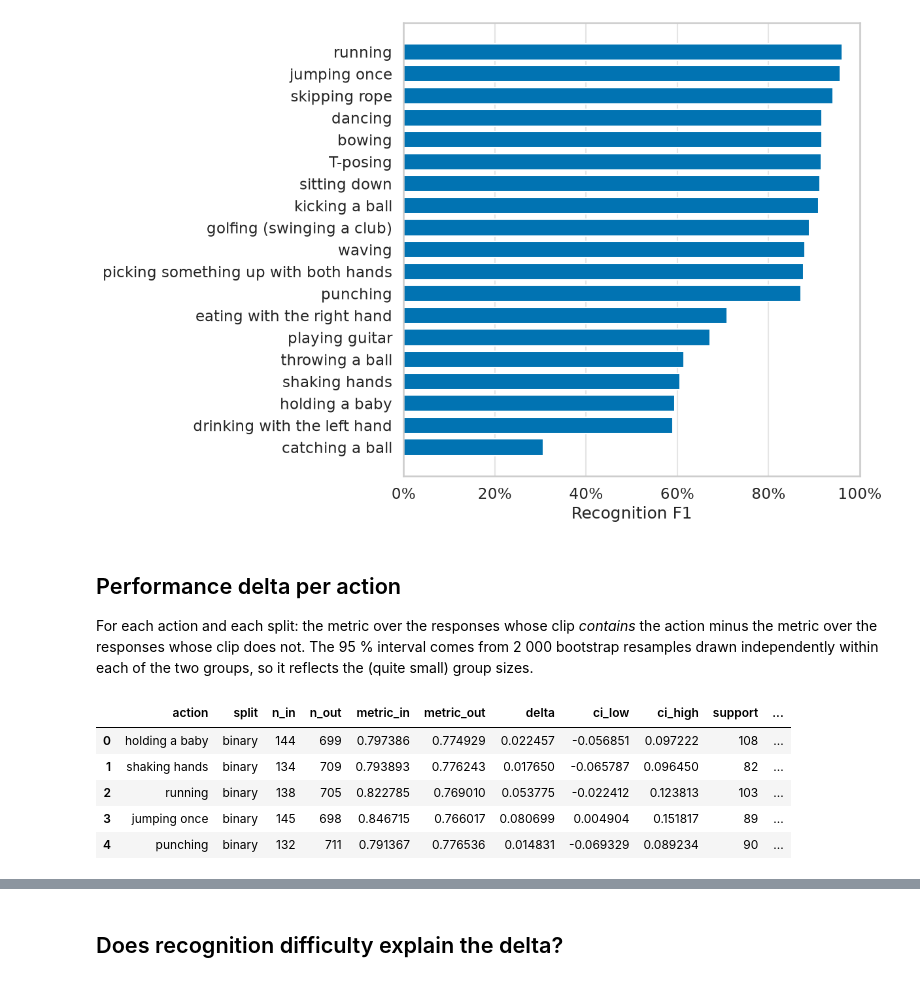
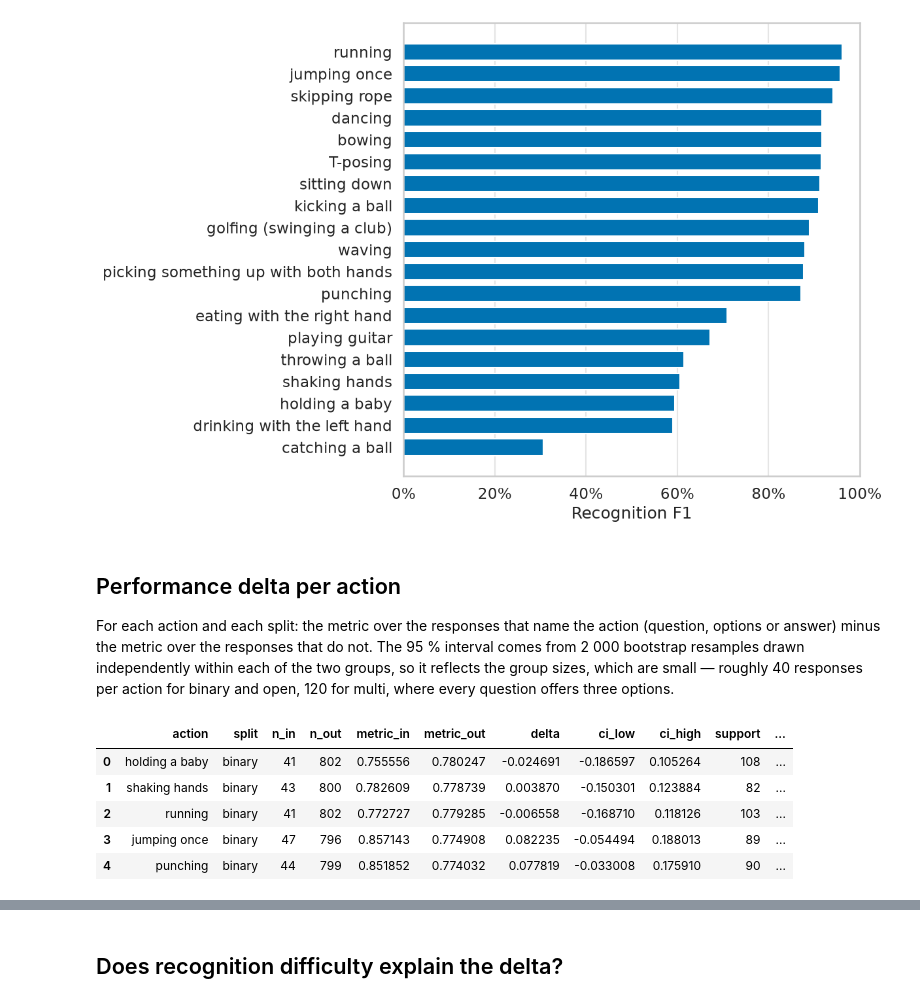
Before and after one commit to felixdivo/quants-eval, a Jupyter notebook: eval-all/action-difficulty.ipynb, the cells around one changed output, grey strips where cells are left out. Saved outputs shown, nothing was run; the diff lists cells and outputs as text; code cells hidden in the pictures.

```diff
--- a/eval-all/action-difficulty.ipynb
+++ b/eval-all/action-difficulty.ipynb
@@ -106,7 +111,28 @@ clip_actions = (
 human = test[
     (test["setting"] == "4.3") & (test["model"] == "Human") & (test["mode"] == "organic")
 ].copy()
-human["actions"] = human["sample_id"].map(clip_actions).map(frozenset)
+
+
+def option_text(options) -> str:
+    """The answer options of a question, flattened into one string ("" when there are none)."""
+    if options is None or (isinstance(options, float) and pd.isna(options)):
+        return ""
+    if isinstance(options, dict):
+        return " ".join(map(str, options.values()))
+    if isinstance(options, (list, tuple, np.ndarray)):
+        return " ".join(map(str, options))
+    return str(options)
+
+
+# Everything an action name could show up in. Lowercased, because the action names are matched
+# lowercased too -- "T-posing" would otherwise never hit.
+human["haystack"] = (
+    human["question"].astype(str)
+    + " "
+    + human["options"].map(option_text)
+    + " "
+    + human["answer_text"].astype(str)
+).str.lower()
 
 del df, test  # the full frame is ~450 MB
 
@@ -134,0 +148,9 @@ human[["sample_id", "question_id", "answer_type", "actions"]].head()
+# %%
+# Every clip really has four actions, and every action is named by at least one response
+assert clip_actions.map(len).eq(4).all()
+named = pd.Series(
+    {a: int(human["haystack"].str.contains(a.lower(), regex=False).sum()) for a in ACTIONS}
+)
+assert named.gt(0).all(), named[named == 0]
+
+human[["sample_id", "question_id", "answer_type", "haystack"]].head()
@@ -395,10 +424,11 @@ plt.show()
 # %% [markdown]
 ## Performance delta per action
 
-For each action and each split: the metric over the responses whose clip *contains* the action minus
-the metric over the responses whose clip does not. The 95 % interval comes from 2 000 bootstrap
-resamples drawn independently within each of the two groups, so it reflects the (quite small) group
-sizes.
+For each action and each split: the metric over the responses that name the action (question, options
+or answer) minus the metric over the responses that do not. The 95 % interval comes from 2 000
+bootstrap resamples drawn independently within each of the two groups, so it reflects the group
+sizes, which are small — roughly 40 responses per action for binary and open, 120 for multi, where
+every question offers three options.
 # %%
 def delta_with_ci(
     metric, inside: np.ndarray, outside: np.ndarray
@@ -417,39 +447,39 @@ def delta_with_ci(
     return delta, low, high
 
 
 records = []
 for name, split in SPLITS.items():
     metric = METRICS[name]
     for action in ACTIONS:
-        present = np.array([action in actions for actions in split["actions"]])
+        present = split["haystack"].str.contains(action.lower(), regex=False).to_numpy()
         inside = np.flatnonzero(present)
         outside = np.flatnonzero(~present)
         assert inside.size + outside.size == len(split)
 
         delta, low, high = delta_with_ci(metric, inside, outside)
         records.append(
             {
                 "action": action,
                 "split": name,
                 "n_in": inside.size,
                 "n_out": outside.size,
                 "metric_in": metric(inside),
                 "metric_out": metric(outside),
                 "delta": delta,
                 "ci_low": low,
                 "ci_high": high,
             }
         )
 
 deltas = pd.DataFrame(records).join(recognition, on="action")
 deltas.head()
 # %% [output]
 |  | action | split | n_in | n_out | metric_in | metric_out | delta | ci_low | ci_high | support | ... |
-| 0 | holding a baby | binary | 144 | 699 | 0.797386 | 0.774929 | 0.022457 | -0.056851 | 0.097222 | 108 | ... |
-| 1 | shaking hands | binary | 134 | 709 | 0.793893 | 0.776243 | 0.017650 | -0.065787 | 0.096450 | 82 | ... |
-| 2 | running | binary | 138 | 705 | 0.822785 | 0.769010 | 0.053775 | -0.022412 | 0.123813 | 103 | ... |
-| 3 | jumping once | binary | 145 | 698 | 0.846715 | 0.766017 | 0.080699 | 0.004904 | 0.151817 | 89 | ... |
-| 4 | punching | binary | 132 | 711 | 0.791367 | 0.776536 | 0.014831 | -0.069329 | 0.089234 | 90 | ... |
+| 0 | holding a baby | binary | 41 | 802 | 0.755556 | 0.780247 | -0.024691 | -0.186597 | 0.105264 | 108 | ... |
+| 1 | shaking hands | binary | 43 | 800 | 0.782609 | 0.778739 | 0.003870 | -0.150301 | 0.123884 | 82 | ... |
+| 2 | running | binary | 41 | 802 | 0.772727 | 0.779285 | -0.006558 | -0.168710 | 0.118126 | 103 | ... |
+| 3 | jumping once | binary | 47 | 796 | 0.857143 | 0.774908 | 0.082235 | -0.054494 | 0.188013 | 89 | ... |
+| 4 | punching | binary | 44 | 799 | 0.851852 | 0.774032 | 0.077819 | -0.033008 | 0.175910 | 90 | ... |
 # %%
 deltas.to_csv(DATA / "action_difficulty_deltas.csv", index=False)
 
```
Also changed, not shown: parts of 7 cells of this notebook, 1 other file.
